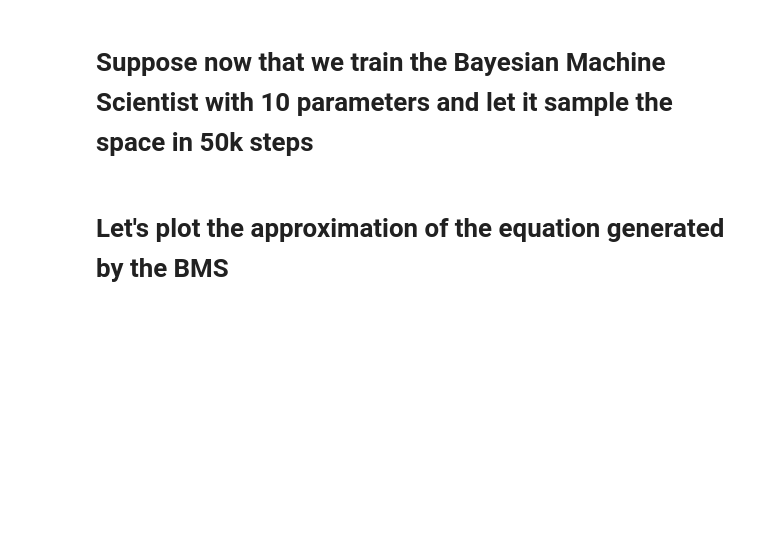
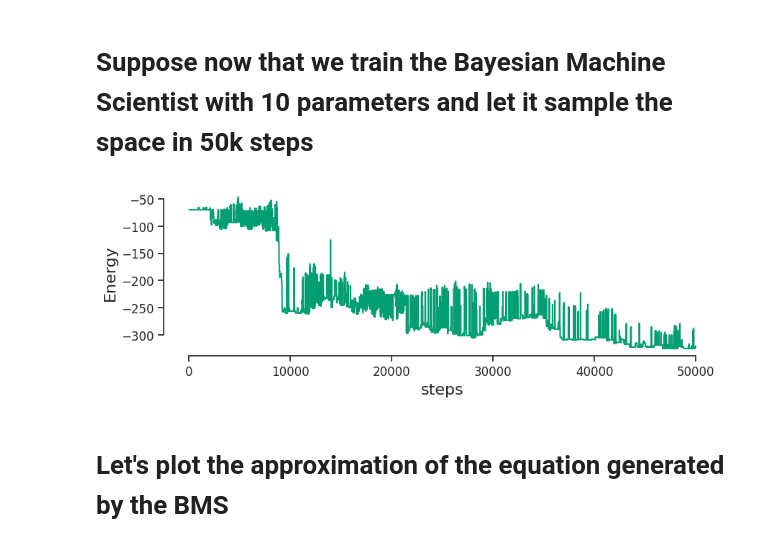
Before and after one commit to SergioCoboLopez/BMS_approximator, a Jupyter notebook: notebooks/tutorial.ipynb, the cells around one changed output. Cells and saved outputs as stored; diff of their text form; code cells hidden in the pictures; blank space fills up the shorter version.

```diff
--- a/notebooks/tutorial.ipynb
+++ b/notebooks/tutorial.ipynb
@@ -196,24 +217,26 @@ plt.show()
 # %%
 #Plot energy vs steps
 plt.figure(figsize=(10, 3))
 
 Nini = 00
 minrow = trace0[trace0.H == min(trace0.H)].iloc[0]
 #minH, minexpr, minparvals = minrow.H, minrow.expr, ast.literal_eval(minrow.parvals)
 
-plt.plot(trace0.t[trace0.t > Nini], trace0.H[trace0.t > Nini],color='green')
+plt.plot(trace0.t[trace0.t > Nini], trace0.H[trace0.t > Nini],color=color_bms)
 
 plt.xlabel('steps',fontsize=size_axis);plt.ylabel('Energy',fontsize=size_axis)
 plt.xticks(fontsize=size_ticks);plt.yticks(fontsize=size_ticks)
 
 sns.despine(trim=True)
 namefig='Energy_' + activation_function + '_n_' + str(n) + '_sigma_' + str(sigma) + '_r_'  + str(realization) + '_par_' + str(NPAR)
 
 for ext in extensions:
         plt.savefig(output_path + namefig + ext,dpi=300)
 
 
 plt.show()
+# %% [output]
+[figure, added]
 # %% [markdown]
 # Let's plot the approximation of the equation generated by the BMS
 # %%
```
Also changed, not shown: parts of 24 cells of this notebook, 47 other files.
